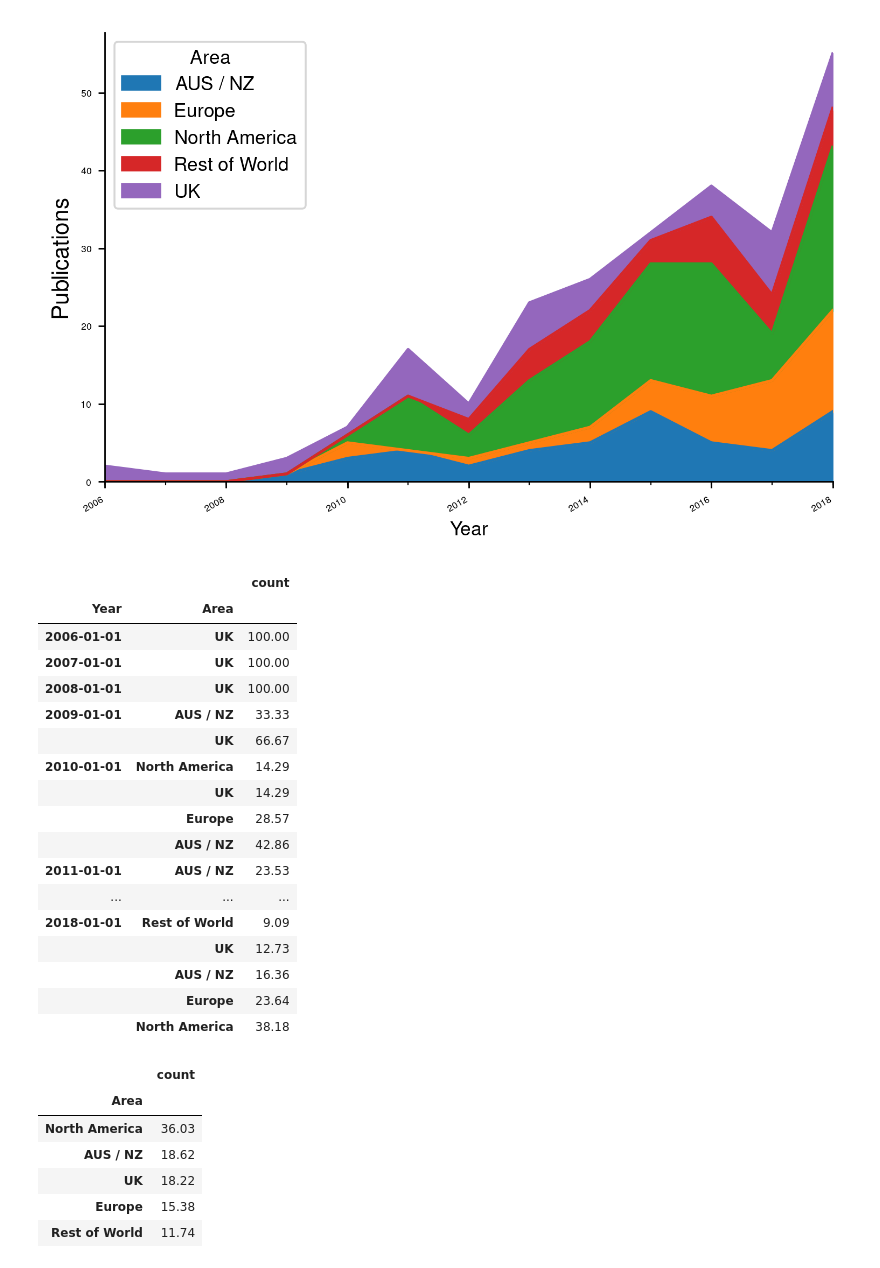
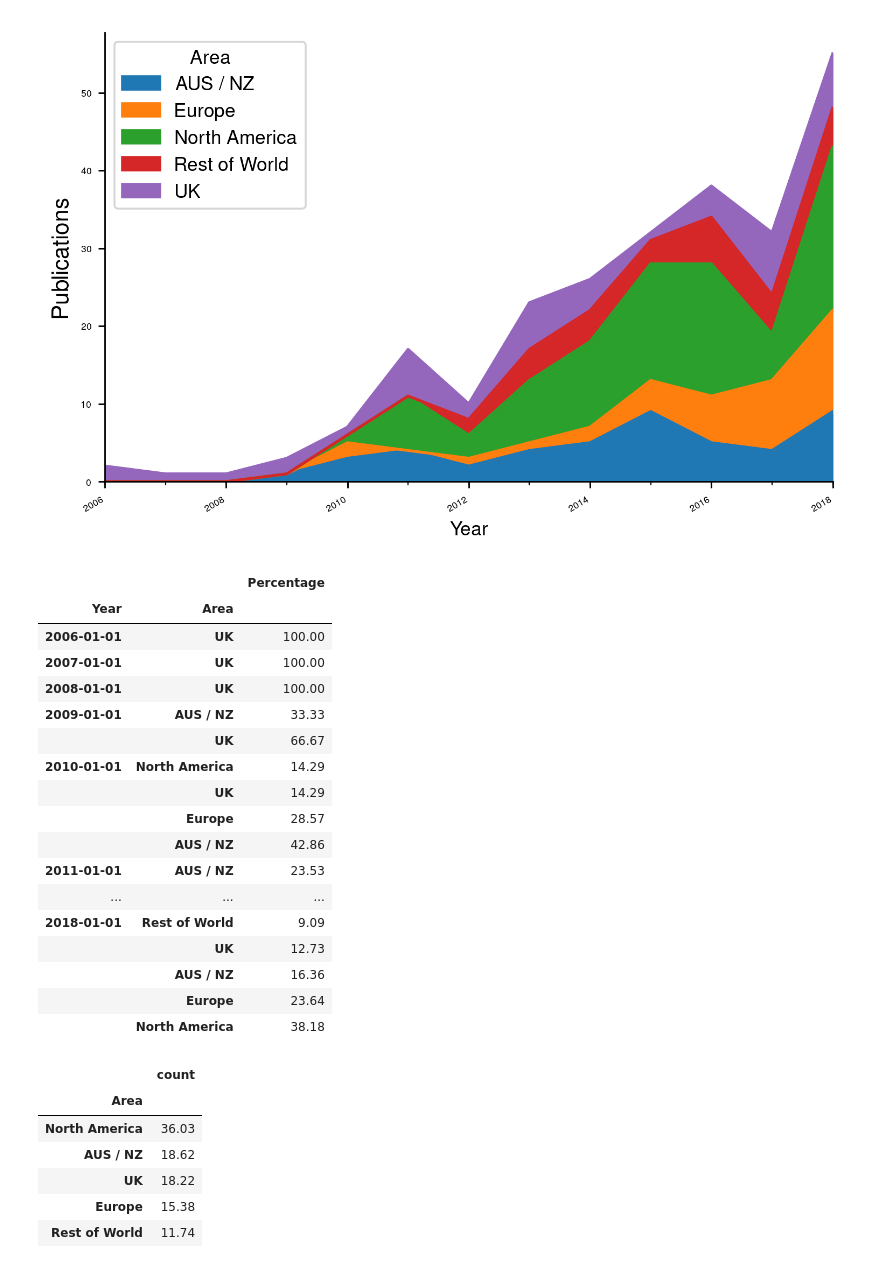
Before and after one commit to urschrei/WIREs, a Jupyter notebook: WIREs.ipynb, the cells around one changed output. Cells and saved outputs as stored; diff of their text form; code cells hidden in the pictures.

```diff
--- a/WIREs.ipynb
+++ b/WIREs.ipynb
@@ -546,7 +617,7 @@ df_countries.head()
 # %%
 df_countries = pd.read_excel(
     "/Users/sth/OneDrive - TCDUD.onmicrosoft.com/WIREs 2018/summaries.xlsx",
-    usecols=['Author', 'Year', 'Country', 'Summary']
+    usecols=["Author", "Year", "Country", "Summary"],
 )
 df_countries.head()
 # %% [output]
@@ -732,12 +803,17 @@ plt.show()
 [figure]
 # %%
 # count per area, per year
-pct = df_countries.set_index("Year").groupby(["Year", "Area"]).agg({"count"})["Country"]
+pct = (
+    df_countries.set_index("Year")
+    .groupby(["Year", "Area"])
+    .agg({"count"})
+    .rename(columns={"count": "Percentage"})["Country"]
+)
 # percentage per area, per year
 pcts = pct.groupby(level=0).apply(lambda x: 100 * x / float(x.sum()))
-pcts.sort_values(by=["Year", "count"]).round(2)
+pcts.sort_values(by=["Year", "Percentage"]).round(2)
 # %% [output]
-|  |  | count |
+|  |  | Percentage |
 | Year | Area |  |
 | 2006-01-01 | UK | 100.00 |
 | 2007-01-01 | UK | 100.00 |
```
Also changed, not shown: parts of 11 cells of this notebook.
